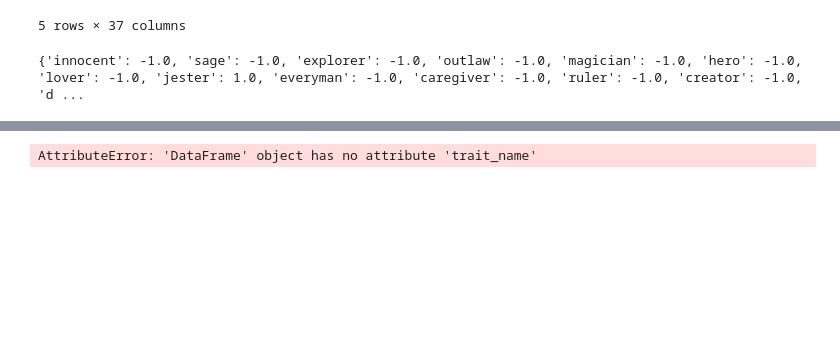
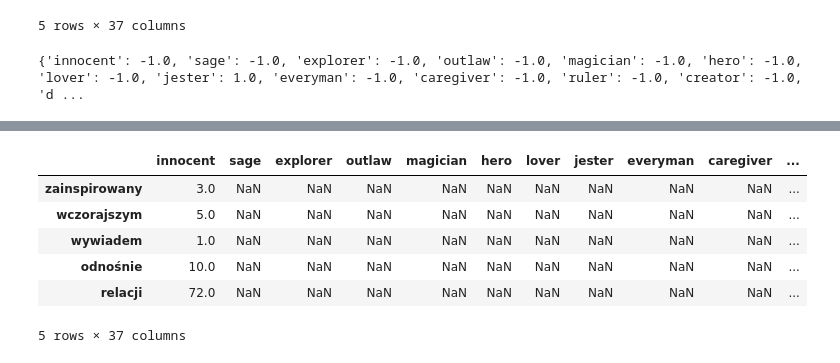
Before and after one commit to Maelstro/twitter-semantic-analysis, a Jupyter notebook: instagram_analysis/instagram_agds.ipynb, the cells around one changed output, grey strips where cells are left out. Drawn from its saved outputs; the diff is of its cells as text; code cells hidden in the pictures; blank space fills up the shorter version.

```diff
--- a/instagram_analysis/instagram_agds.ipynb
+++ b/instagram_analysis/instagram_agds.ipynb
@@ -189,4 +176,0 @@ def select_and_aggregate_per_trait(trait_name: str, data_frame: pd.DataFrame):
-# %%
-select_and_aggregate_per_trait("innocent", arch_df)
-# %% [output]
-AttributeError: 'DataFrame' object has no attribute 'trait_name'
@@ -192,0 +211,11 @@ AttributeError: 'DataFrame' object has no attribute 'trait_name'
+# %%
+# Print the head of the file
+word_df.head()
+# %% [output]
+|  | innocent | sage | explorer | outlaw | magician | hero | lover | jester | everyman | caregiver | ... |
+| zainspirowany | 3.0 | NaN | NaN | NaN | NaN | NaN | NaN | NaN | NaN | NaN | ... |
+| wczorajszym | 5.0 | NaN | NaN | NaN | NaN | NaN | NaN | NaN | NaN | NaN | ... |
+| wywiadem | 1.0 | NaN | NaN | NaN | NaN | NaN | NaN | NaN | NaN | NaN | ... |
+| odnośnie | 10.0 | NaN | NaN | NaN | NaN | NaN | NaN | NaN | NaN | NaN | ... |
+| relacji | 72.0 | NaN | NaN | NaN | NaN | NaN | NaN | NaN | NaN | NaN | ... |
+5 rows × 37 columns
```
Also changed, not shown: parts of 21 cells of this notebook, 4 other files.
